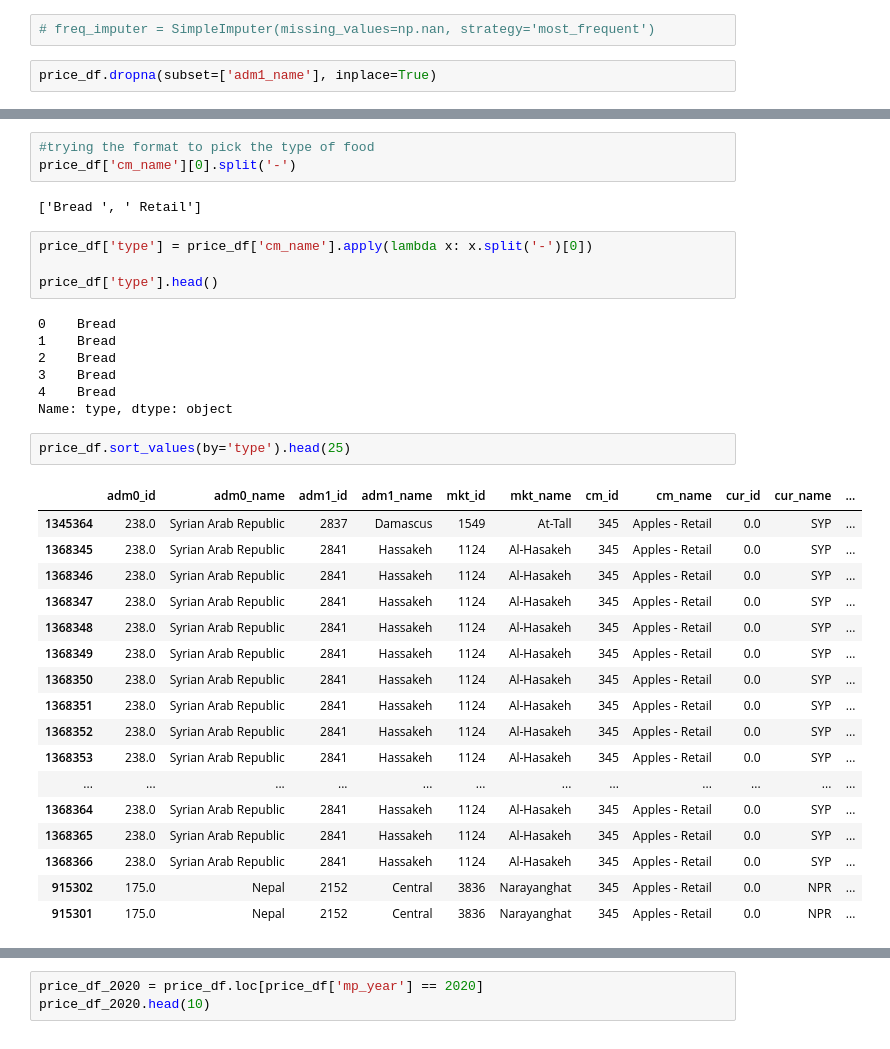
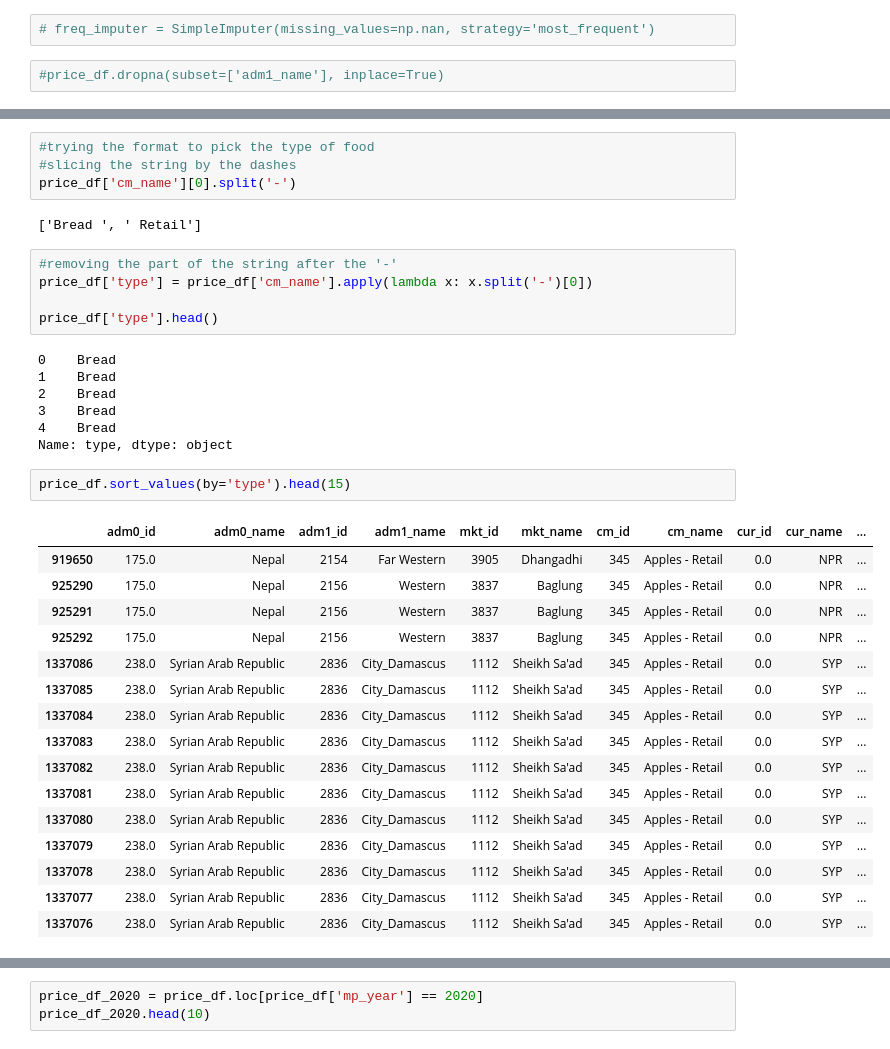
Before and after one commit to AllanRPetersen/Predicting-Food-Prices, a Jupyter notebook: notebooks/adrian_food_global_pricing.ipynb, the cells around one changed output, grey strips where cells are left out. Saved outputs shown, nothing was run; the diff lists cells and outputs as text.

```diff
--- a/notebooks/adrian_food_global_pricing.ipynb
+++ b/notebooks/adrian_food_global_pricing.ipynb
@@ -95,7 +94,7 @@ price_df['type'].sort_values().nunique()
 # %%
 # freq_imputer = SimpleImputer(missing_values=np.nan, strategy='most_frequent')
 # %%
-price_df.dropna(subset=['adm1_name'], inplace=True)
+#price_df.dropna(subset=['adm1_name'], inplace=True)
 # %%
 price_df.isnull().sum()/len(price_df)
 # %% [output]
@@ -119,10 +119,12 @@ mp_price     0.0
 dtype: float64
 # %%
 #trying the format to pick the type of food
+#slicing the string by the dashes
 price_df['cm_name'][0].split('-')
 # %% [output]
 ['Bread ', ' Retail']
 # %%
+#removing the part of the string after the '-'
 price_df['type'] = price_df['cm_name'].apply(lambda x: x.split('-')[0])
 
 price_df['type'].head()
@@ -134,22 +136,21 @@ price_df['type'].head()
 4    Bread
 Name: type, dtype: object
 # %%
-price_df.sort_values(by='type').head(25)
+price_df.sort_values(by='type').head(15)
 # %% [output]
 |  | adm0_id | adm0_name | adm1_id | adm1_name | mkt_id | mkt_name | cm_id | cm_name | cur_id | cur_name | ... |
-| 1345364 | 238.0 | Syrian Arab Republic | 2837 | Damascus | 1549 | At-Tall | 345 | Apples - Retail | 0.0 | SYP | ... |
-| 1368345 | 238.0 | Syrian Arab Republic | 2841 | Hassakeh | 1124 | Al-Hasakeh | 345 | Apples - Retail | 0.0 | SYP | ... |
-| 1368346 | 238.0 | Syrian Arab Republic | 2841 | Hassakeh | 1124 | Al-Hasakeh | 345 | Apples - Retail | 0.0 | SYP | ... |
-| 1368347 | 238.0 | Syrian Arab Republic | 2841 | Hassakeh | 1124 | Al-Hasakeh | 345 | Apples - Retail | 0.0 | SYP | ... |
-| 1368348 | 238.0 | Syrian Arab Republic | 2841 | Hassakeh | 1124 | Al-Hasakeh | 345 | Apples - Retail | 0.0 | SYP | ... |
-| 1368349 | 238.0 | Syrian Arab Republic | 2841 | Hassakeh | 1124 | Al-Hasakeh | 345 | Apples - Retail | 0.0 | SYP | ... |
-| 1368350 | 238.0 | Syrian Arab Republic | 2841 | Hassakeh | 1124 | Al-Hasakeh | 345 | Apples - Retail | 0.0 | SYP | ... |
-| 1368351 | 238.0 | Syrian Arab Republic | 2841 | Hassakeh | 1124 | Al-Hasakeh | 345 | Apples - Retail | 0.0 | SYP | ... |
-| 1368352 | 238.0 | Syrian Arab Republic | 2841 | Hassakeh | 1124 | Al-Hasakeh | 345 | Apples - Retail | 0.0 | SYP | ... |
-| 1368353 | 238.0 | Syrian Arab Republic | 2841 | Hassakeh | 1124 | Al-Hasakeh | 345 | Apples - Retail | 0.0 | SYP | ... |
-| ... | ... | ... | ... | ... | ... | ... | ... | ... | ... | ... | ... |
-| 1368364 | 238.0 | Syrian Arab Republic | 2841 | Hassakeh | 1124 | Al-Hasakeh | 345 | Apples - Retail | 0.0 | SYP | ... |
-| 1368365 | 238.0 | Syrian Arab Republic | 2841 | Hassakeh | 1124 | Al-Hasakeh | 345 | Apples - Retail | 0.0 | SYP | ... |
-| 1368366 | 238.0 | Syrian Arab Republic | 2841 | Hassakeh | 1124 | Al-Hasakeh | 345 | Apples - Retail | 0.0 | SYP | ... |
-| 915302 | 175.0 | Nepal | 2152 | Central | 3836 | Narayanghat | 345 | Apples - Retail | 0.0 | NPR | ... |
-| 915301 | 175.0 | Nepal | 2152 | Central | 3836 | Narayanghat | 345 | Apples - Retail | 0.0 | NPR | ... |
+| 919650 | 175.0 | Nepal | 2154 | Far Western | 3905 | Dhangadhi | 345 | Apples - Retail | 0.0 | NPR | ... |
+| 925290 | 175.0 | Nepal | 2156 | Western | 3837 | Baglung | 345 | Apples - Retail | 0.0 | NPR | ... |
+| 925291 | 175.0 | Nepal | 2156 | Western | 3837 | Baglung | 345 | Apples - Retail | 0.0 | NPR | ... |
+| 925292 | 175.0 | Nepal | 2156 | Western | 3837 | Baglung | 345 | Apples - Retail | 0.0 | NPR | ... |
+| 1337086 | 238.0 | Syrian Arab Republic | 2836 | City_Damascus | 1112 | Sheikh Sa'ad | 345 | Apples - Retail | 0.0 | SYP | ... |
+| 1337085 | 238.0 | Syrian Arab Republic | 2836 | City_Damascus | 1112 | Sheikh Sa'ad | 345 | Apples - Retail | 0.0 | SYP | ... |
+| 1337084 | 238.0 | Syrian Arab Republic | 2836 | City_Damascus | 1112 | Sheikh Sa'ad | 345 | Apples - Retail | 0.0 | SYP | ... |
+| 1337083 | 238.0 | Syrian Arab Republic | 2836 | City_Damascus | 1112 | Sheikh Sa'ad | 345 | Apples - Retail | 0.0 | SYP | ... |
+| 1337082 | 238.0 | Syrian Arab Republic | 2836 | City_Damascus | 1112 | Sheikh Sa'ad | 345 | Apples - Retail | 0.0 | SYP | ... |
+| 1337081 | 238.0 | Syrian Arab Republic | 2836 | City_Damascus | 1112 | Sheikh Sa'ad | 345 | Apples - Retail | 0.0 | SYP | ... |
+| 1337080 | 238.0 | Syrian Arab Republic | 2836 | City_Damascus | 1112 | Sheikh Sa'ad | 345 | Apples - Retail | 0.0 | SYP | ... |
+| 1337079 | 238.0 | Syrian Arab Republic | 2836 | City_Damascus | 1112 | Sheikh Sa'ad | 345 | Apples - Retail | 0.0 | SYP | ... |
+| 1337078 | 238.0 | Syrian Arab Republic | 2836 | City_Damascus | 1112 | Sheikh Sa'ad | 345 | Apples - Retail | 0.0 | SYP | ... |
+| 1337077 | 238.0 | Syrian Arab Republic | 2836 | City_Damascus | 1112 | Sheikh Sa'ad | 345 | Apples - Retail | 0.0 | SYP | ... |
+| 1337076 | 238.0 | Syrian Arab Republic | 2836 | City_Damascus | 1112 | Sheikh Sa'ad | 345 | Apples - Retail | 0.0 | SYP | ... |
```
Also changed, not shown: parts of 23 cells of this notebook.
